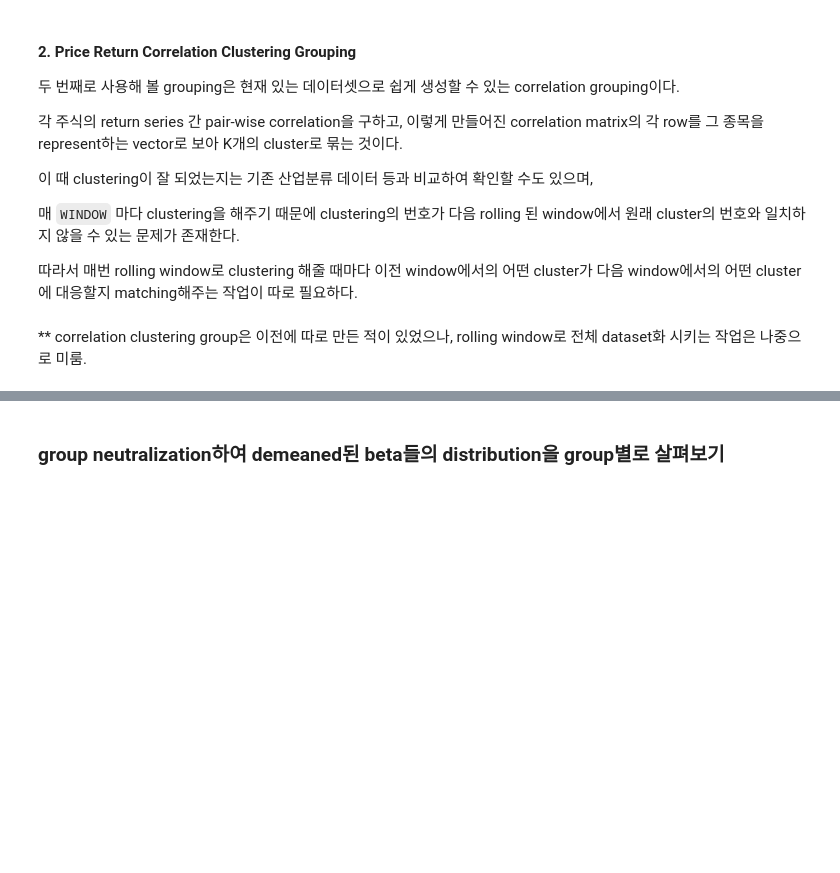
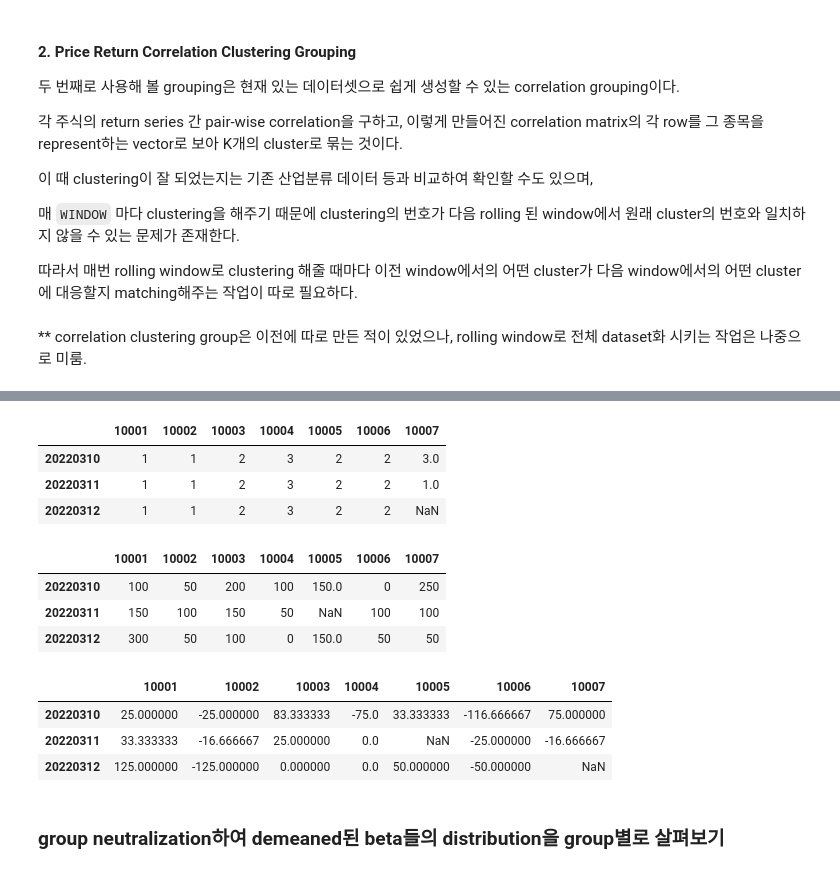
Before and after one commit to jaepil-choi/korquanttools, a Jupyter notebook: notebooks/factor_research.ipynb, the cells around one changed output, grey strips where cells are left out. Drawn from its saved outputs; the diff is of its cells as text; code cells hidden in the pictures; blank space fills up the shorter version.

Commit message:
[DOCS] : Add group neutralization intro with an example

```diff
--- a/notebooks/factor_research.ipynb
+++ b/notebooks/factor_research.ipynb
@@ -1024,2 +1054,43 @@ def group_neutralize(grouping_df, signal_df, to_numpy=False):
+# %%
+gdf = pd.DataFrame(
+    data=[
+        [1, 1, 2, 3, 2, 2, 3],
+        [1, 1, 2, 3, 2, 2, 1],
+        [1, 1, 2, 3, 2, 2, np.nan],
+    ],
+    columns=['10001', '10002', '10003', '10004', '10005', '10006', '10007'],
+    index=['20220310', '20220311', '20220312'],
+)
+
+gdf
+# %% [output]
+|  | 10001 | 10002 | 10003 | 10004 | 10005 | 10006 | 10007 |
+| 20220310 | 1 | 1 | 2 | 3 | 2 | 2 | 3.0 |
+| 20220311 | 1 | 1 | 2 | 3 | 2 | 2 | 1.0 |
+| 20220312 | 1 | 1 | 2 | 3 | 2 | 2 | NaN |
+# %%
+sdf = pd.DataFrame(
+    data=[
+        [100, 50, 200, 100, 150, 0, 250],
+        [150, 100, 150, 50, np.nan, 100, 100],
+        [300, 50, 100, 0, 150, 50, 50],
+    ],
+    columns=['10001', '10002', '10003', '10004', '10005', '10006', '10007'],
+    index=['20220310', '20220311', '20220312'],
+)
+
+sdf
+# %% [output]
+|  | 10001 | 10002 | 10003 | 10004 | 10005 | 10006 | 10007 |
+| 20220310 | 100 | 50 | 200 | 100 | 150.0 | 0 | 250 |
+| 20220311 | 150 | 100 | 150 | 50 | NaN | 100 | 100 |
+| 20220312 | 300 | 50 | 100 | 0 | 150.0 | 50 | 50 |
+# %%
+group_neutralize(gdf, sdf)
+# %% [output]
+|  | 10001 | 10002 | 10003 | 10004 | 10005 | 10006 | 10007 |
+| 20220310 | 25.000000 | -25.000000 | 83.333333 | -75.0 | 33.333333 | -116.666667 | 75.000000 |
+| 20220311 | 33.333333 | -16.666667 | 25.000000 | 0.0 | NaN | -25.000000 | -16.666667 |
+| 20220312 | 125.000000 | -125.000000 | 0.000000 | 0.0 | 50.000000 | -50.000000 | NaN |
 # %% [markdown]
 ### group neutralization하여 demeaned된 beta들의 distribution을 group별로 살펴보기
```
Also changed, not shown: parts of 2 cells of this notebook.
